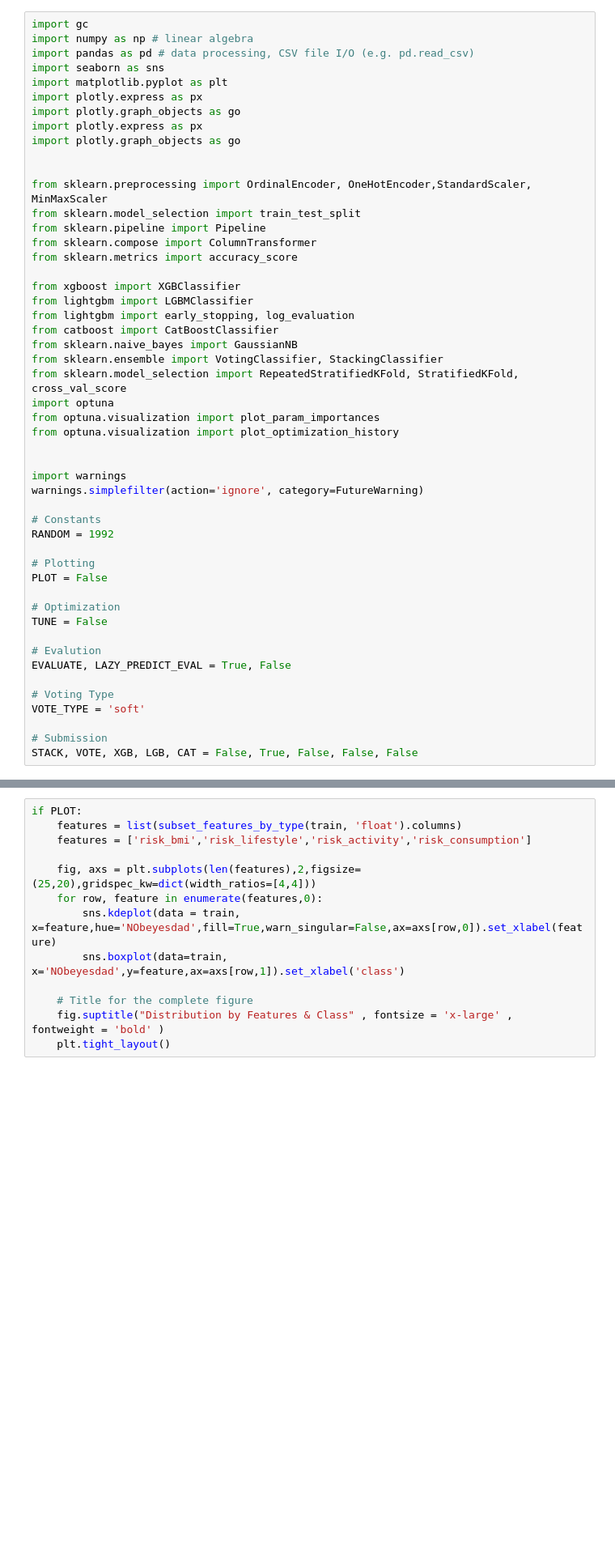
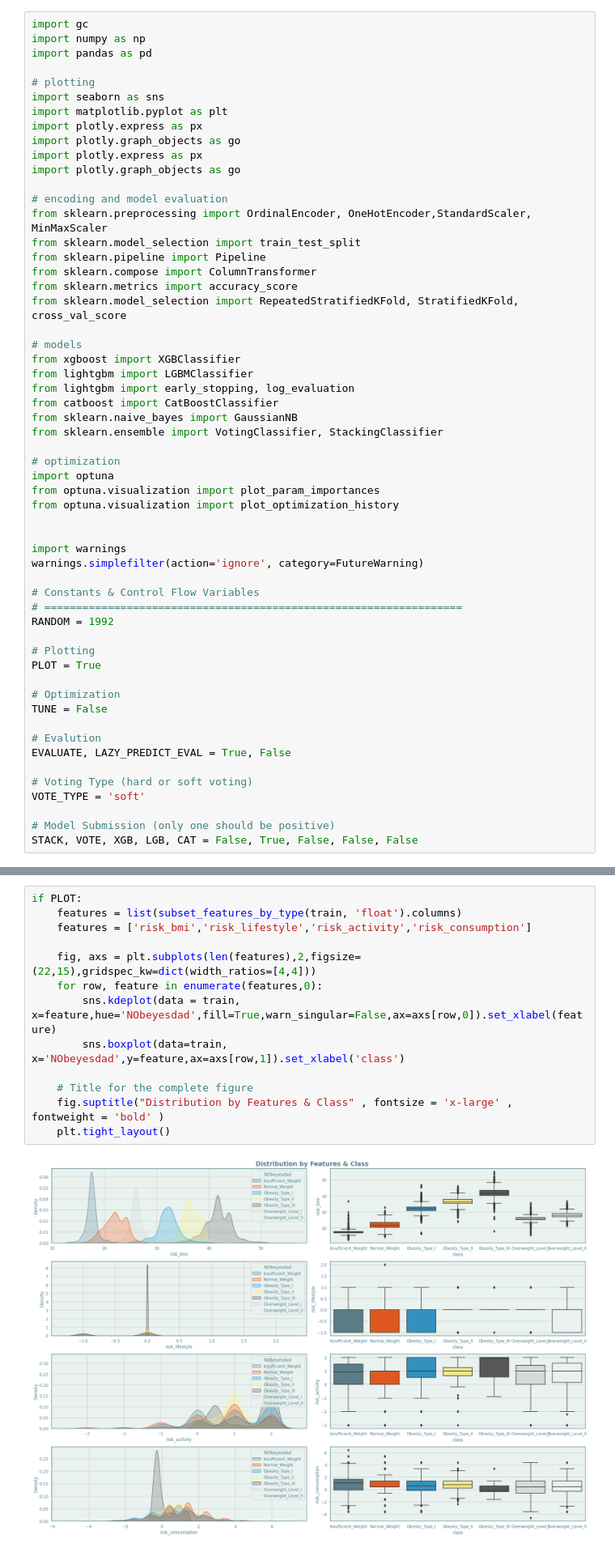
Before and after one commit to kconstable/kaggle-obesity-classification, a Jupyter notebook: multiclass-prediction-obesity-risk.ipynb, the cells around one changed output, grey strips where cells are left out. Shown at 81% size. Cells and saved outputs as stored; diff of their text form; blank space fills up the shorter version.

```diff
--- a/multiclass-prediction-obesity-risk.ipynb
+++ b/multiclass-prediction-obesity-risk.ipynb
@@ -30,8 +33,10 @@ Hyperparameter tuning was done using Optuna to select parameter values that opti
 # %pip install lazypredict
 # %%
 import gc
-import numpy as np # linear algebra
-import pandas as pd # data processing, CSV file I/O (e.g. pd.read_csv)
+import numpy as np
+import pandas as pd
+
+# plotting
 import seaborn as sns
 import matplotlib.pyplot as plt
 import plotly.express as px
@@ -39,20 +44,23 @@ import plotly.graph_objects as go
 import plotly.express as px
 import plotly.graph_objects as go
 
-
+# encoding and model evaluation
 from sklearn.preprocessing import OrdinalEncoder, OneHotEncoder,StandardScaler, MinMaxScaler
 from sklearn.model_selection import train_test_split
 from sklearn.pipeline import Pipeline
 from sklearn.compose import ColumnTransformer
 from sklearn.metrics import accuracy_score
+from sklearn.model_selection import RepeatedStratifiedKFold, StratifiedKFold, cross_val_score
 
+# models
 from xgboost import XGBClassifier
 from lightgbm import LGBMClassifier
 from lightgbm import early_stopping, log_evaluation
 from catboost import CatBoostClassifier
 from sklearn.naive_bayes import GaussianNB
 from sklearn.ensemble import VotingClassifier, StackingClassifier
-from sklearn.model_selection import RepeatedStratifiedKFold, StratifiedKFold, cross_val_score
+
+# optimization
 import optuna
 from optuna.visualization import plot_param_importances
 from optuna.visualization import plot_optimization_history
@@ -61,11 +69,12 @@ from optuna.visualization import plot_optimization_history
 import warnings
 warnings.simplefilter(action='ignore', category=FutureWarning)
 
-# Constants
+# Constants & Control Flow Variables
+# ==================================================================
 RANDOM = 1992
 
 # Plotting
-PLOT = False
+PLOT = True
 
 # Optimization
 TUNE = False
@@ -73,10 +82,10 @@ TUNE = False
 # Evalution
 EVALUATE, LAZY_PREDICT_EVAL = True, False
 
-# Voting Type
+# Voting Type (hard or soft voting)
 VOTE_TYPE = 'soft'
 
-# Submission
+# Model Submission (only one should be positive)
 STACK, VOTE, XGB, LGB, CAT = False, True, False, False, False
 # %% [markdown]
 #### Ploting Theme
@@ -534,16 +570,18 @@ if PLOT:
 # %%
 if PLOT:
     features = list(subset_features_by_type(train, 'float').columns)
     features = ['risk_bmi','risk_lifestyle','risk_activity','risk_consumption']
 
-    fig, axs = plt.subplots(len(features),2,figsize=(25,20),gridspec_kw=dict(width_ratios=[4,4]))
+    fig, axs = plt.subplots(len(features),2,figsize=(22,15),gridspec_kw=dict(width_ratios=[4,4]))
     for row, feature in enumerate(features,0):
         sns.kdeplot(data = train, x=feature,hue='NObeyesdad',fill=True,warn_singular=False,ax=axs[row,0]).set_xlabel(feature)
         sns.boxplot(data=train, x='NObeyesdad',y=feature,ax=axs[row,1]).set_xlabel('class')
 
     # Title for the complete figure
     fig.suptitle("Distribution by Features & Class" , fontsize = 'x-large' ,  fontweight = 'bold' )
     plt.tight_layout()
+# %% [output]
+[figure, added]
 # %% [markdown]
 ## Model Training
 ### Plotting & Evaluation Functions
```
Also changed, not shown: parts of 31 cells of this notebook.
